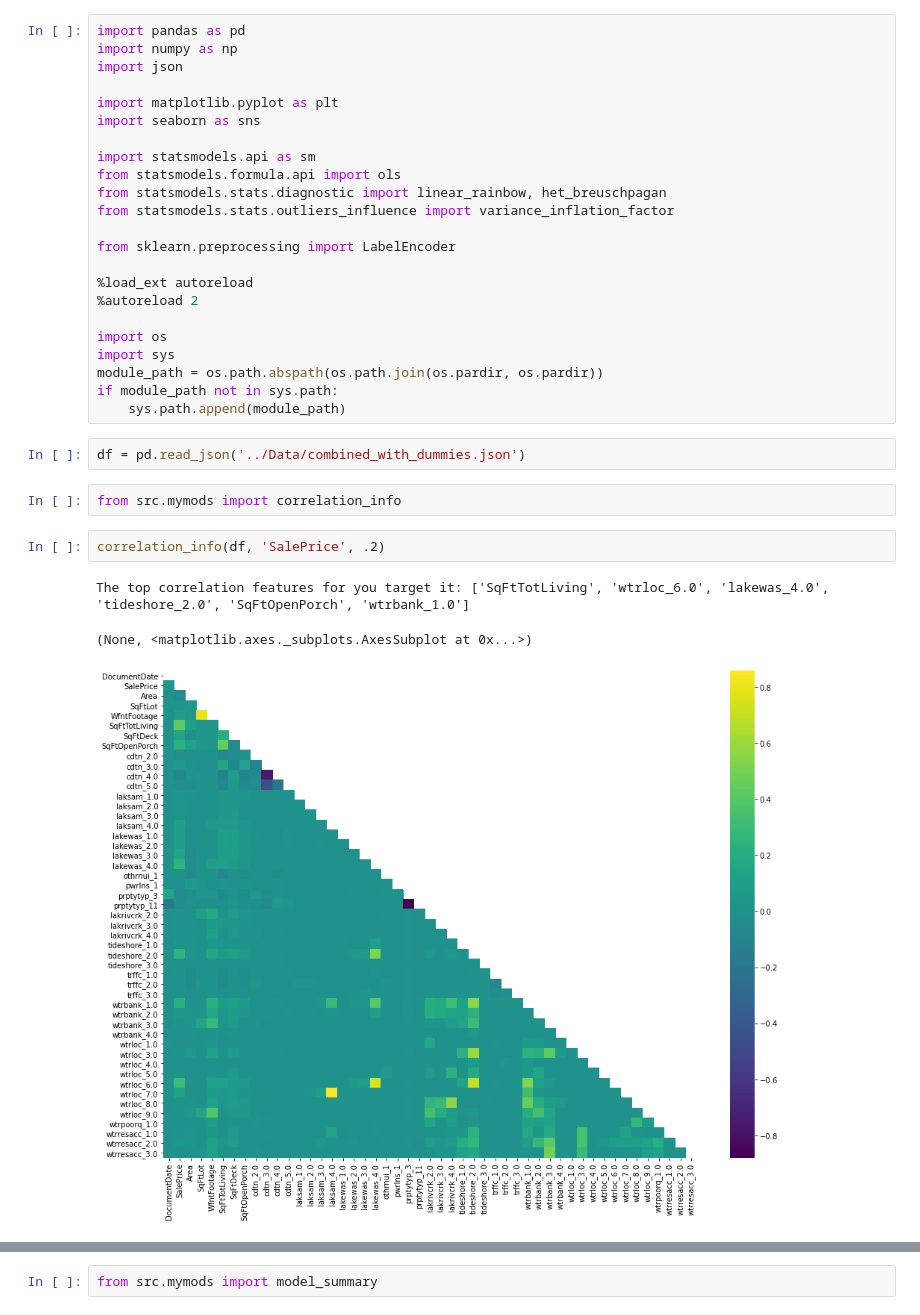
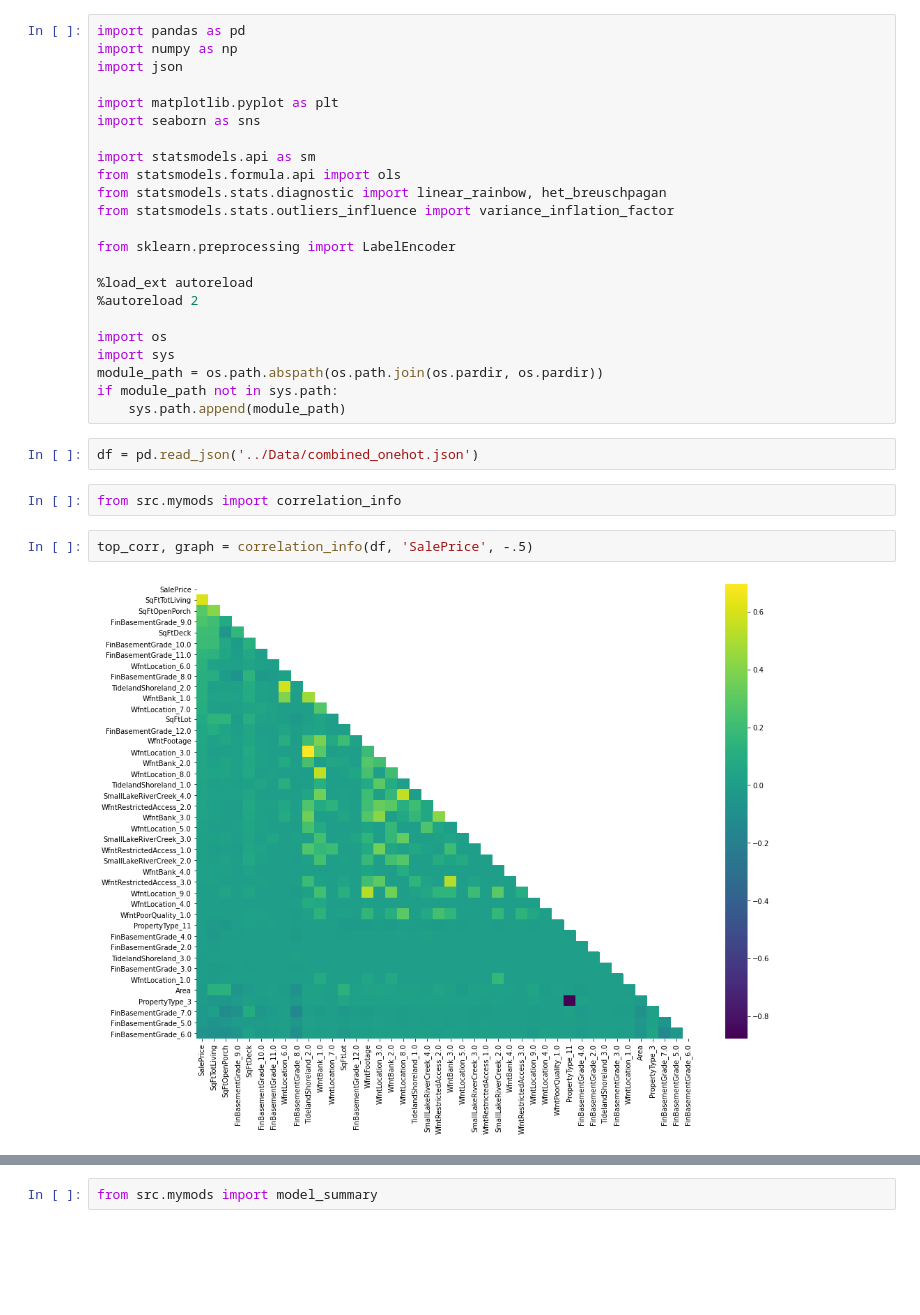
Before and after one commit to howen7/KingHousing, a Jupyter notebook: notebooks/exploratory/Hunter_FM.ipynb, the cells around one changed output, grey strips where cells are left out. Cells and saved outputs as stored; diff of their text form; blank space fills up the shorter version.

```diff
--- a/notebooks/exploratory/Hunter_FM.ipynb
+++ b/notebooks/exploratory/Hunter_FM.ipynb
@@ -22,12 +22,10 @@ module_path = os.path.abspath(os.path.join(os.pardir, os.pardir))
 if module_path not in sys.path:
     sys.path.append(module_path)
 # %%
-df = pd.read_json('../Data/combined_with_dummies.json')
+df = pd.read_json('../Data/combined_onehot.json')
 # %%
 from src.mymods import correlation_info
-# %%
-correlation_info(df, 'SalePrice', .2)
-# %% [output]
-The top correlation features for you target it: ['SqFtTotLiving', 'wtrloc_6.0', 'lakewas_4.0', 'tideshore_2.0', 'SqFtOpenPorch', 'wtrbank_1.0']
-(None, <matplotlib.axes._subplots.AxesSubplot at 0x...>)
-[figure, removed]
+# %%
+top_corr, graph = correlation_info(df, 'SalePrice', -.5)
+# %% [output]
+[figure, added]
```
Also changed, not shown: parts of 15 cells of this notebook, 4 other files.
